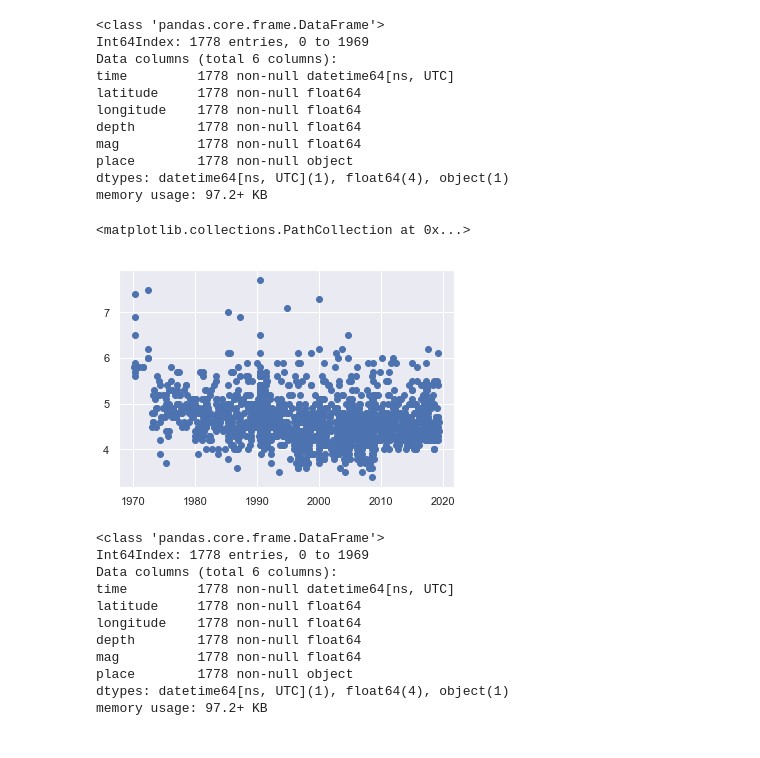
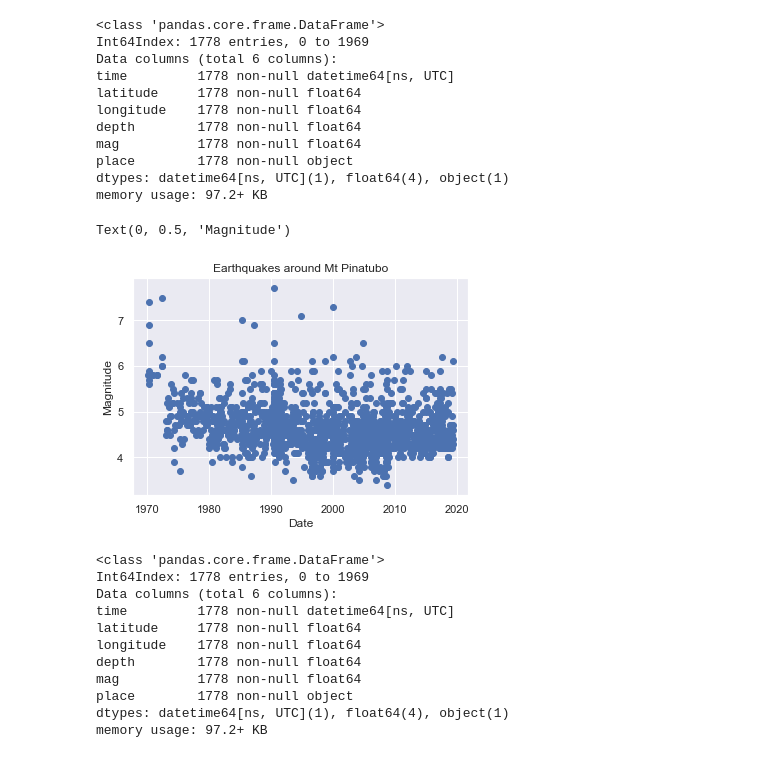
Before and after one commit to DylanHong/MtPinatubo, a Jupyter notebook: Earthquake.ipynb, the cells around one changed output. Saved outputs shown, nothing was run; the diff lists cells and outputs as text; code cells hidden in the pictures.

Commit message:
Graph updates

```diff
--- a/Earthquake.ipynb
+++ b/Earthquake.ipynb
@@ -55,9 +55,12 @@ dtypes: datetime64[ns, UTC](1), float64(4), object(1)
 memory usage: 97.2+ KB
 # %%
 plt.scatter(df['time'],df['mag'])
+plt.title('Earthquakes around Mt Pinatubo')
+plt.xlabel('Date')
+plt.ylabel('Magnitude')
 # %% [output]
-<matplotlib.collections.PathCollection at 0x...>
+Text(0, 0.5, 'Magnitude')
-[figure, old version]
+[figure, new version]
 # %%
 df = df.query('mag > 0')
 df.info()
```
Also changed, not shown: parts of 8 cells of this notebook.
